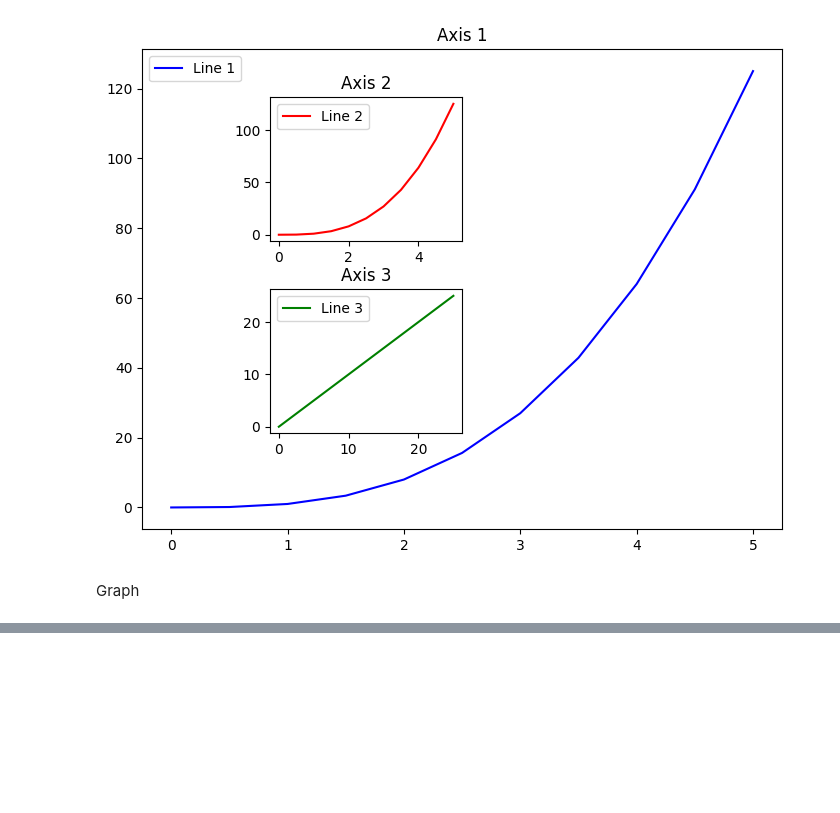
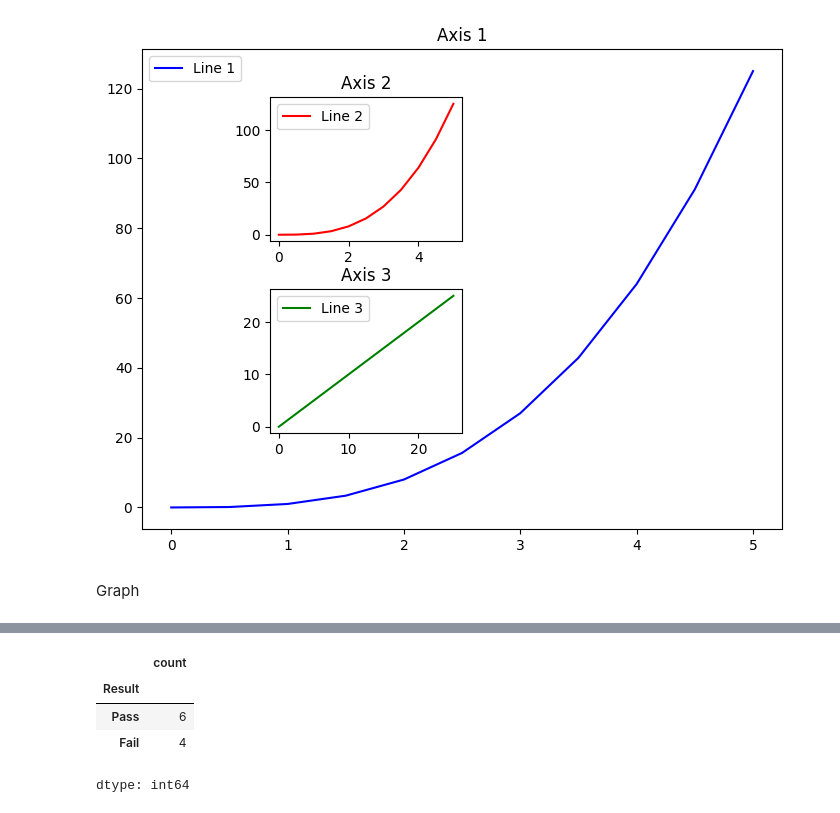
Before and after one commit to SatChittAnand/Data-Visualization, a Jupyter notebook: Data_Visualization.ipynb, the cells around one changed output, grey strips where cells are left out. Drawn from its saved outputs; the diff is of its cells as text; code cells hidden in the pictures; blank space fills up the shorter version.

```diff
--- a/Data_Visualization.ipynb
+++ b/Data_Visualization.ipynb
@@ -220,0 +287,9 @@ plt.show()
+# %%
+counts = df["Result"].value_counts()
+counts
+# %% [output]
+|  | count |
+| Result |  |
+| Pass | 6 |
+| Fail | 4 |
+dtype: int64
```
Also changed, not shown: parts of 2 cells of this notebook.
